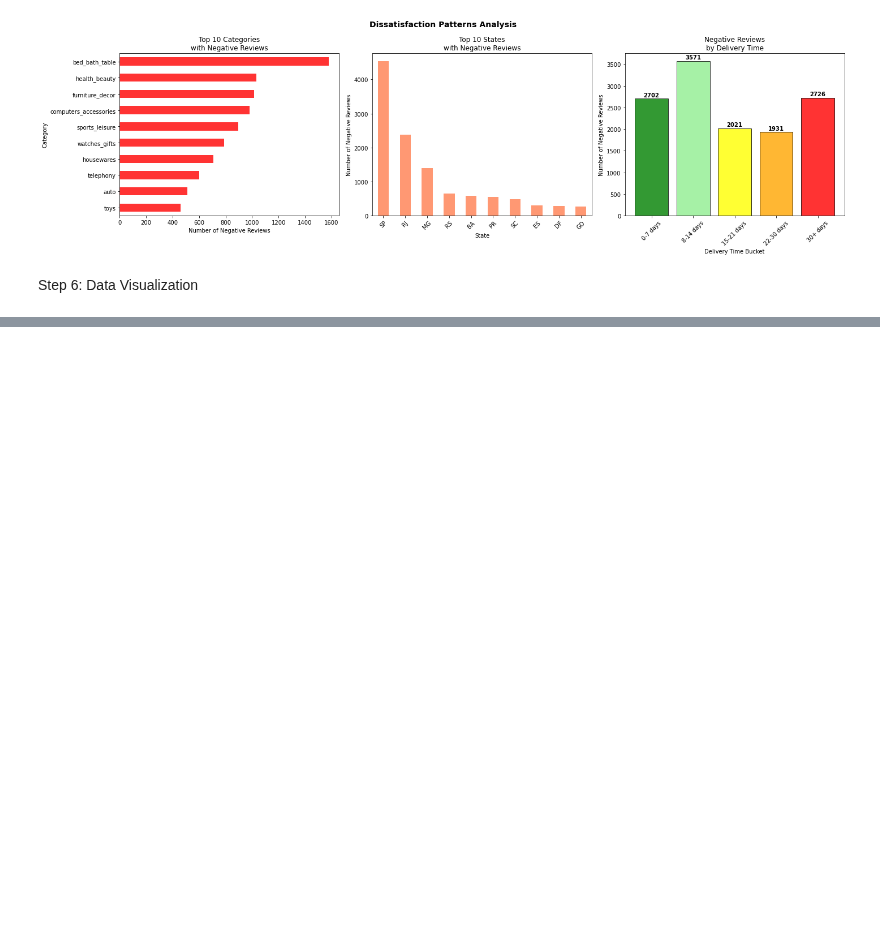
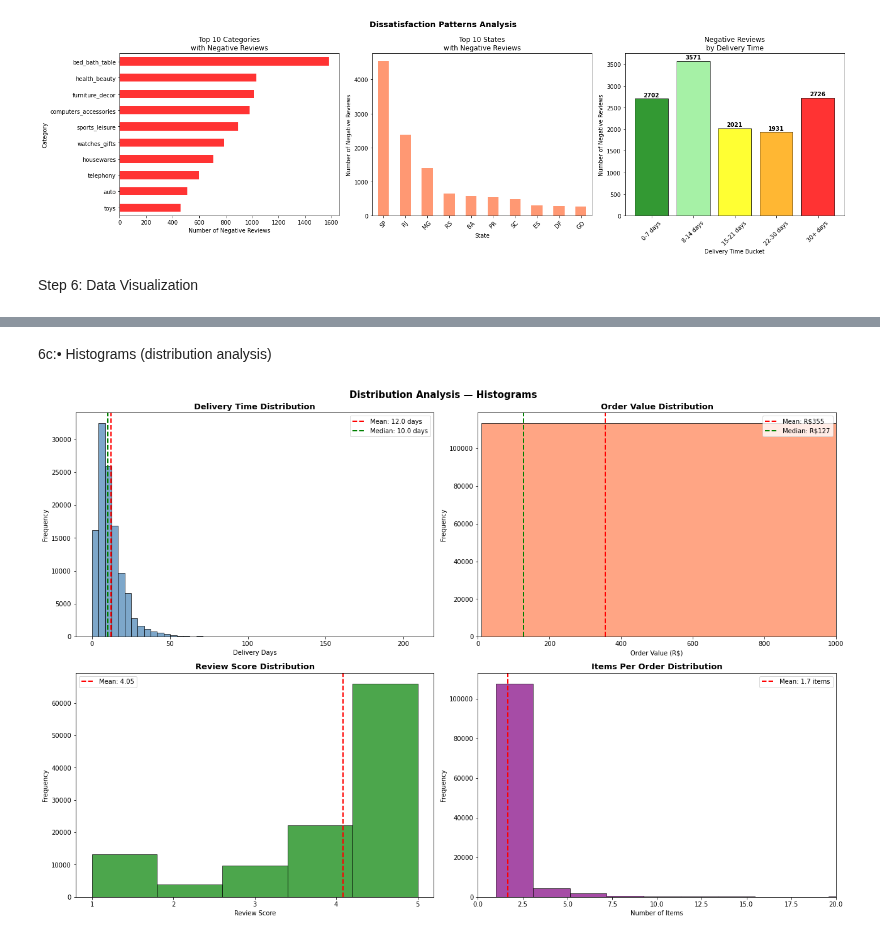
Before and after one commit to BangariSoni/LogicMojo-AI-ML-March26-SOBANGA, a Jupyter notebook: SoniBangari_Ecommerce_Intelligence_Project/project_implementation/project_implementation.ipynb, the cells around one changed output, grey strips where cells are left out. Saved outputs shown, nothing was run; the diff lists cells and outputs as text; code cells hidden in the pictures; blank space fills up the shorter version.

```diff
--- a/python_project_aiml_logicmojo/python_project_aiml_logicmojo_dataset/project_implementation.ipynb
+++ b/SoniBangari_Ecommerce_Intelligence_Project/project_implementation/project_implementation.ipynb
@@ -2104,0 +2218,72 @@ Step 6: Data Visualization
+# %% [markdown]
+6c:•	Histograms (distribution analysis)
+# %%
+fig, axes = plt.subplots(2, 2, figsize=(18, 12))
+
+# Chart 1 — Delivery Time Distribution
+axes[0,0].hist(master["delivery_time_days"],
+               bins=50, color="steelblue",
+               edgecolor="black", alpha=0.7)
+axes[0,0].set_title("Delivery Time Distribution",
+                     fontsize=13, fontweight="bold")
+axes[0,0].set_xlabel("Delivery Days")
+axes[0,0].set_ylabel("Frequency")
+axes[0,0].axvline(master["delivery_time_days"].mean(),
+                  color="red", linestyle="--", linewidth=2,
+                  label=f'Mean: {master["delivery_time_days"].mean():.1f} days')
+axes[0,0].axvline(master["delivery_time_days"].median(),
+                  color="green", linestyle="--", linewidth=2,
+                  label=f'Median: {master["delivery_time_days"].median():.1f} days')
+axes[0,0].legend()
+
+# Chart 2 — Order Value Distribution
+axes[0,1].hist(master["total_order_value"],
+               bins=50, color="coral",
+               edgecolor="black", alpha=0.7)
+axes[0,1].set_title("Order Value Distribution",
+                     fontsize=13, fontweight="bold")
+axes[0,1].set_xlabel("Order Value (R$)")
+axes[0,1].set_ylabel("Frequency")
+axes[0,1].set_xlim(0, 1000)
+axes[0,1].axvline(master["total_order_value"].mean(),
+                  color="red", linestyle="--", linewidth=2,
+                  label=f'Mean: R${master["total_order_value"].mean():.0f}')
+axes[0,1].axvline(master["total_order_value"].median(),
+                  color="green", linestyle="--", linewidth=2,
+                  label=f'Median: R${master["total_order_value"].median():.0f}')
+axes[0,1].legend()
+
+# Chart 3 — Review Score Distribution
+axes[1,0].hist(master[master["review_score"] > 0]["review_score"],
+               bins=5, color="green",
+               edgecolor="black", alpha=0.7)
+axes[1,0].set_title("Review Score Distribution",
+                     fontsize=13, fontweight="bold")
+axes[1,0].set_xlabel("Review Score")
+axes[1,0].set_ylabel("Frequency")
+axes[1,0].set_xticks([1, 2, 3, 4, 5])
+axes[1,0].axvline(master[master["review_score"] > 0]["review_score"].mean(),
+                  color="red", linestyle="--", linewidth=2,
+                  label=f'Mean: {master["review_score"].mean():.2f}')
+axes[1,0].legend()
+
+# Chart 4 — Items Per Order Distribution
+axes[1,1].hist(master["items_per_order"],
+               bins=30, color="purple",
+               edgecolor="black", alpha=0.7)
+axes[1,1].set_title("Items Per Order Distribution",
+                     fontsize=13, fontweight="bold")
+axes[1,1].set_xlabel("Number of Items")
+axes[1,1].set_ylabel("Frequency")
+axes[1,1].set_xlim(0, 20)
+axes[1,1].axvline(master["items_per_order"].mean(),
+                  color="red", linestyle="--", linewidth=2,
+                  label=f'Mean: {master["items_per_order"].mean():.1f} items')
+axes[1,1].legend()
+
+plt.suptitle("Distribution Analysis — Histograms",
+             fontsize=15, fontweight="bold")
+plt.tight_layout()
+plt.show()
+# %% [output]
+[figure, added]
```
Also changed, not shown: parts of 14 cells of this notebook, 12 other files.
